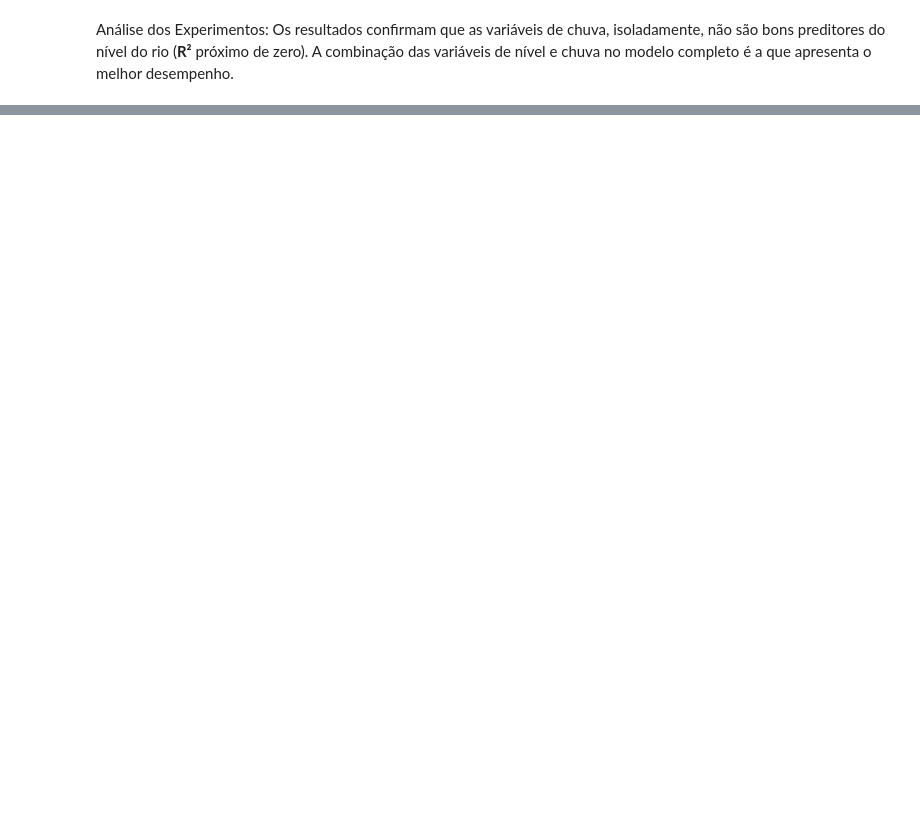
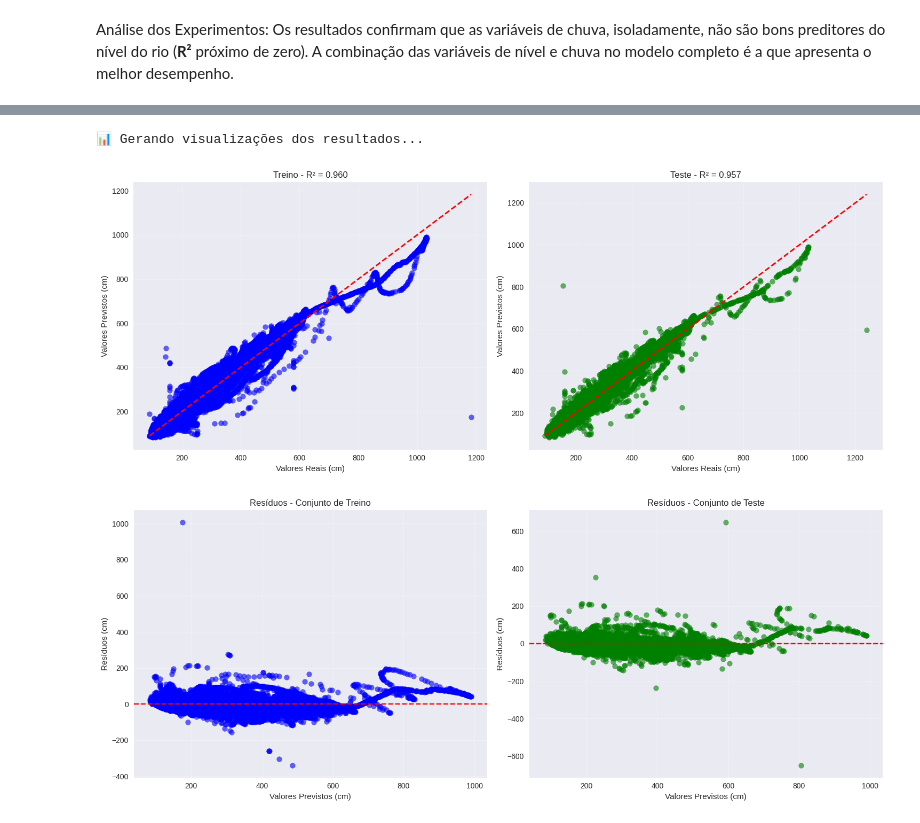
Before and after one commit to IgorKammerGrahl/ProjetoFinalIa, a Jupyter notebook: ProjetoIa.ipynb, the cells around one changed output, grey strips where cells are left out. Cells and saved outputs as stored; diff of their text form; code cells hidden in the pictures; blank space fills up the shorter version.

Commit message:
Modelo funcional e treinamento funcional

```diff
--- a/ProjetoIa.ipynb
+++ b/ProjetoIa.ipynb
@@ -354,0 +391,20 @@ ModuleNotFoundError: No module named 'streamlit'
+# %%
+# =============================================================================
+# BLOCO 7: TREINAMENTO DO MODELO
+# =============================================================================
+
+print("\n🤖 Treinando o modelo de Regressão Linear...")
+
+# Criar e treinar o modelo
+model = LinearRegression()
+model.fit(X_train_scaled, y_train)
+
+print("✅ Modelo treinado com sucesso!")
+
+# Mostrar os coeficientes do modelo
+print(f"\n📊 Parâmetros do modelo:")
+print(f"- Intercepto: {model.intercept_:.3f}")
+print(f"- Coeficientes:")
+for i, coef in enumerate(model.coef_):
+    feature_name = X.columns[i]
+    print(f"  {feature_name}: {coef:.3f}")
@@ -354,0 +496,56 @@ ModuleNotFoundError: No module named 'streamlit'
+# %%
+# =============================================================================
+# BLOCO 9: VISUALIZAÇÃO DOS RESULTADOS
+# =============================================================================
+
+print("\n📊 Gerando visualizações dos resultados...")
+
+# Gráfico de valores reais vs previstos
+fig, axes = plt.subplots(1, 2, figsize=(15, 6))
+
+# Conjunto de treino
+axes[0].scatter(y_train, y_train_pred, alpha=0.6, color='blue')
+axes[0].plot([y_train.min(), y_train.max()], [y_train.min(), y_train.max()], 'r--', lw=2)
+axes[0].set_xlabel('Valores Reais (cm)')
+axes[0].set_ylabel('Valores Previstos (cm)')
+axes[0].set_title(f'Treino - R² = {train_r2:.3f}')
+axes[0].grid(True, alpha=0.3)
+
+# Conjunto de teste
+axes[1].scatter(y_test, y_test_pred, alpha=0.6, color='green')
+axes[1].plot([y_test.min(), y_test.max()], [y_test.min(), y_test.max()], 'r--', lw=2)
+axes[1].set_xlabel('Valores Reais (cm)')
+axes[1].set_ylabel('Valores Previstos (cm)')
+axes[1].set_title(f'Teste - R² = {test_r2:.3f}')
+axes[1].grid(True, alpha=0.3)
+
+plt.tight_layout()
+plt.show()
+
+# Gráfico de resíduos
+fig, axes = plt.subplots(1, 2, figsize=(15, 6))
+
+# Resíduos do treino
+residuals_train = y_train - y_train_pred
+axes[0].scatter(y_train_pred, residuals_train, alpha=0.6, color='blue')
+axes[0].axhline(y=0, color='red', linestyle='--')
+axes[0].set_xlabel('Valores Previstos (cm)')
+axes[0].set_ylabel('Resíduos (cm)')
+axes[0].set_title('Resíduos - Conjunto de Treino')
+axes[0].grid(True, alpha=0.3)
+
+# Resíduos do teste
+residuals_test = y_test - y_test_pred
+axes[1].scatter(y_test_pred, residuals_test, alpha=0.6, color='green')
+axes[1].axhline(y=0, color='red', linestyle='--')
+axes[1].set_xlabel('Valores Previstos (cm)')
+axes[1].set_ylabel('Resíduos (cm)')
+axes[1].set_title('Resíduos - Conjunto de Teste')
+axes[1].grid(True, alpha=0.3)
+
+plt.tight_layout()
+plt.show()
+# %% [output]
+📊 Gerando visualizações dos resultados...
+[figure, added]
+[figure, added]
```
Also changed, not shown: parts of 48 cells of this notebook, 3 other files.
